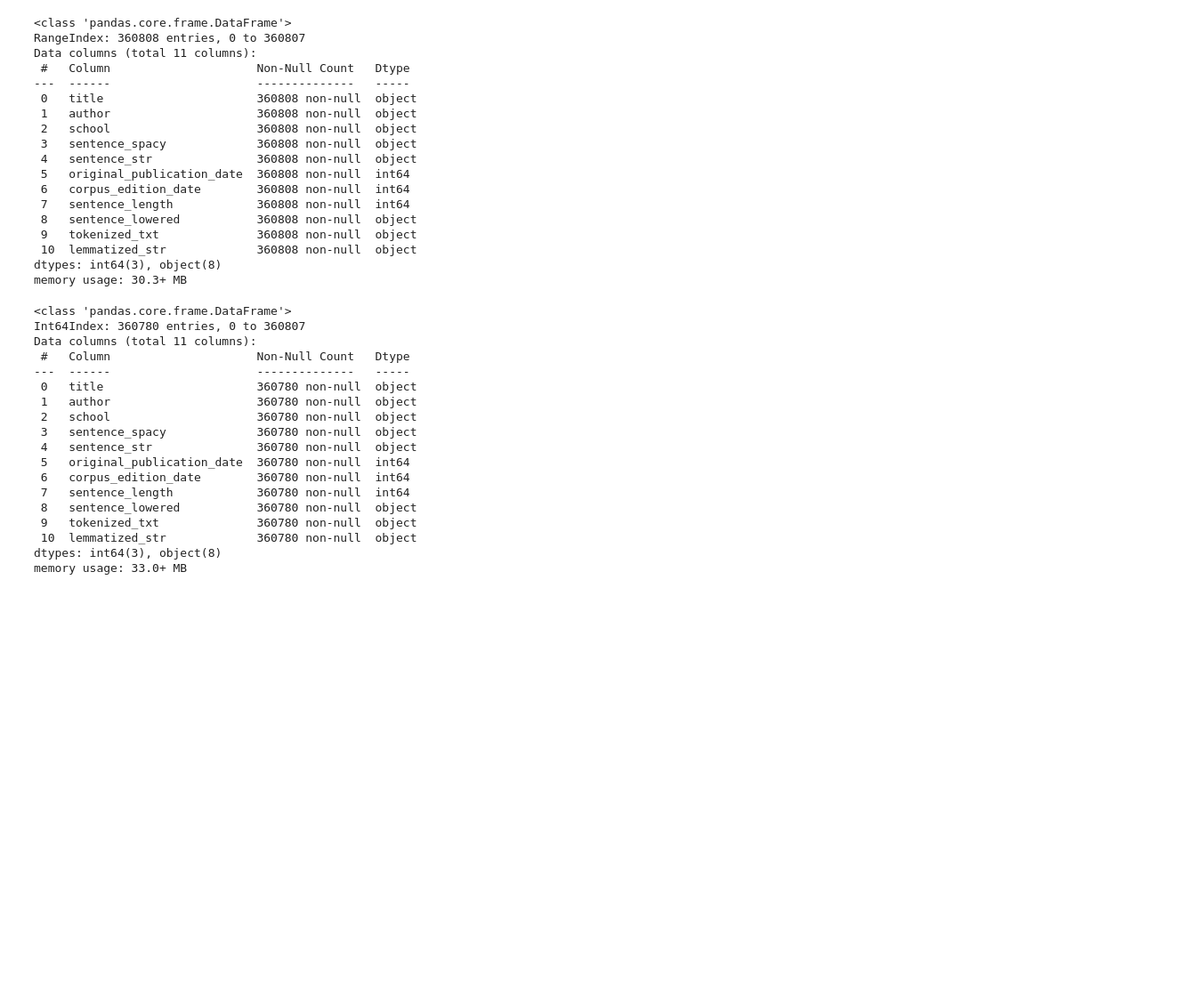
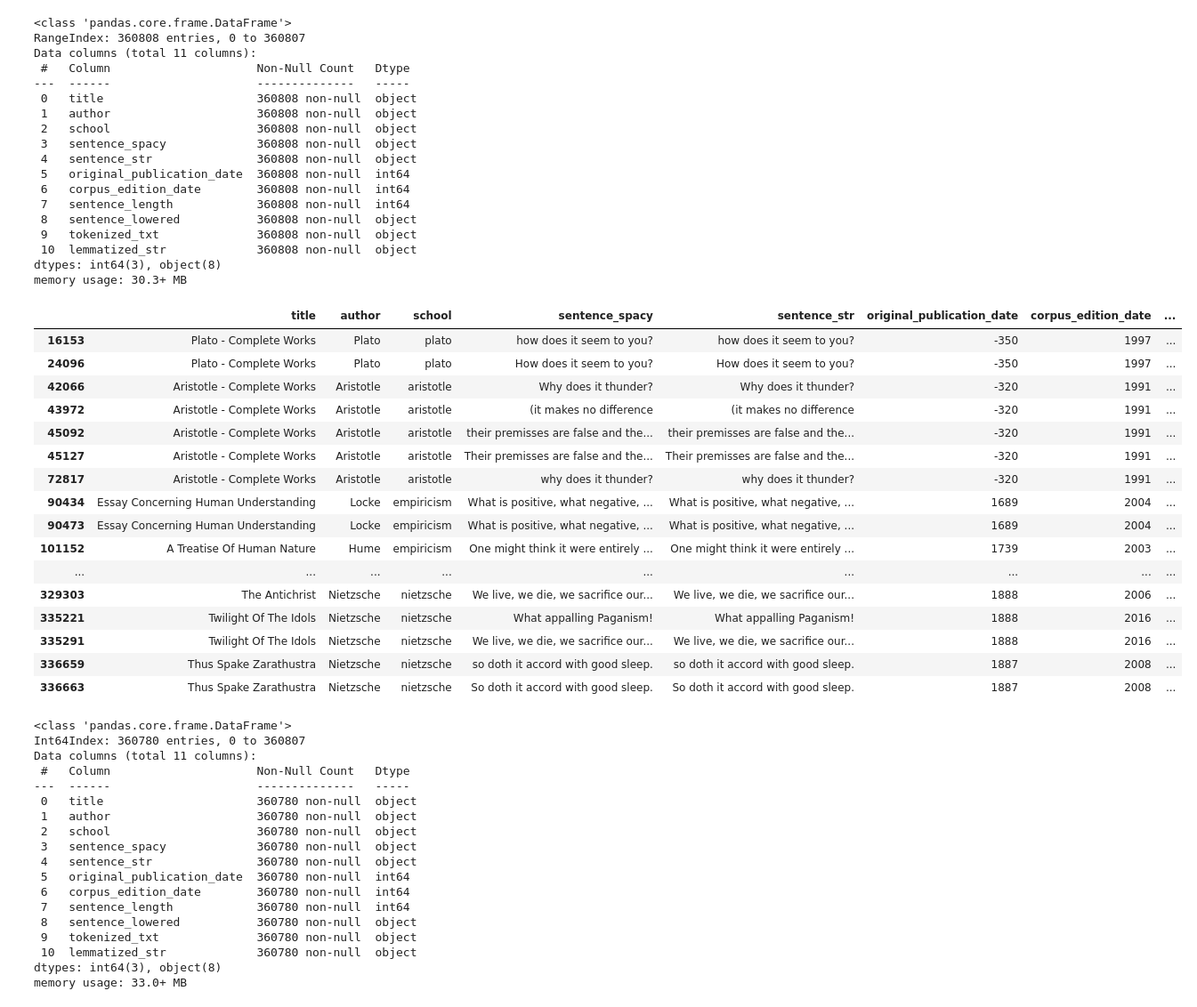
Before and after one commit to woonsupkim/NLP_Philosophy_DataStory, a Jupyter notebook: Project1.ipynb, the cells around one changed output. Shown at 89% size. Saved outputs shown, nothing was run; the diff lists cells and outputs as text; code cells hidden in the pictures; blank space fills up the shorter version.

Commit message:
duplicates

```diff
--- a/Project1.ipynb
+++ b/Project1.ipynb
@@ -41,6 +50,26 @@ Data columns (total 11 columns):
  10  lemmatized_str             360808 non-null  object
 dtypes: int64(3), object(8)
 memory usage: 30.3+ MB
+# %%
+df.loc[df['sentence_lowered'].duplicated(keep=False), :]
+# %% [output]
+|  | title | author | school | sentence_spacy | sentence_str | original_publication_date | corpus_edition_date | ... |
+| 16153 | Plato - Complete Works | Plato | plato | how does it seem to you? | how does it seem to you? | -350 | 1997 | ... |
+| 24096 | Plato - Complete Works | Plato | plato | How does it seem to you? | How does it seem to you? | -350 | 1997 | ... |
+| 42066 | Aristotle - Complete Works | Aristotle | aristotle | Why does it thunder? | Why does it thunder? | -320 | 1991 | ... |
+| 43972 | Aristotle - Complete Works | Aristotle | aristotle | (it makes no difference | (it makes no difference | -320 | 1991 | ... |
+| 45092 | Aristotle - Complete Works | Aristotle | aristotle | their premisses are false and the... | their premisses are false and the... | -320 | 1991 | ... |
+| 45127 | Aristotle - Complete Works | Aristotle | aristotle | Their premisses are false and the... | Their premisses are false and the... | -320 | 1991 | ... |
+| 72817 | Aristotle - Complete Works | Aristotle | aristotle | why does it thunder? | why does it thunder? | -320 | 1991 | ... |
+| 90434 | Essay Concerning Human Understanding | Locke | empiricism | What is positive, what negative, ... | What is positive, what negative, ... | 1689 | 2004 | ... |
+| 90473 | Essay Concerning Human Understanding | Locke | empiricism | What is positive, what negative, ... | What is positive, what negative, ... | 1689 | 2004 | ... |
+| 101152 | A Treatise Of Human Nature | Hume | empiricism | One might think it were entirely ... | One might think it were entirely ... | 1739 | 2003 | ... |
+| ... | ... | ... | ... | ... | ... | ... | ... | ... |
+| 329303 | The Antichrist | Nietzsche | nietzsche | We live, we die, we sacrifice our... | We live, we die, we sacrifice our... | 1888 | 2006 | ... |
+| 335221 | Twilight Of The Idols | Nietzsche | nietzsche | What appalling Paganism! | What appalling Paganism! | 1888 | 2016 | ... |
+| 335291 | Twilight Of The Idols | Nietzsche | nietzsche | We live, we die, we sacrifice our... | We live, we die, we sacrifice our... | 1888 | 2016 | ... |
+| 336659 | Thus Spake Zarathustra | Nietzsche | nietzsche | so doth it accord with good sleep. | so doth it accord with good sleep. | 1887 | 2008 | ... |
+| 336663 | Thus Spake Zarathustra | Nietzsche | nietzsche | So doth it accord with good sleep. | So doth it accord with good sleep. | 1887 | 2008 | ... |
 # %%
 df2 = df.drop_duplicates('sentence_lowered')
 df2.info()
```
Also changed, not shown: parts of 1 cell of this notebook.
